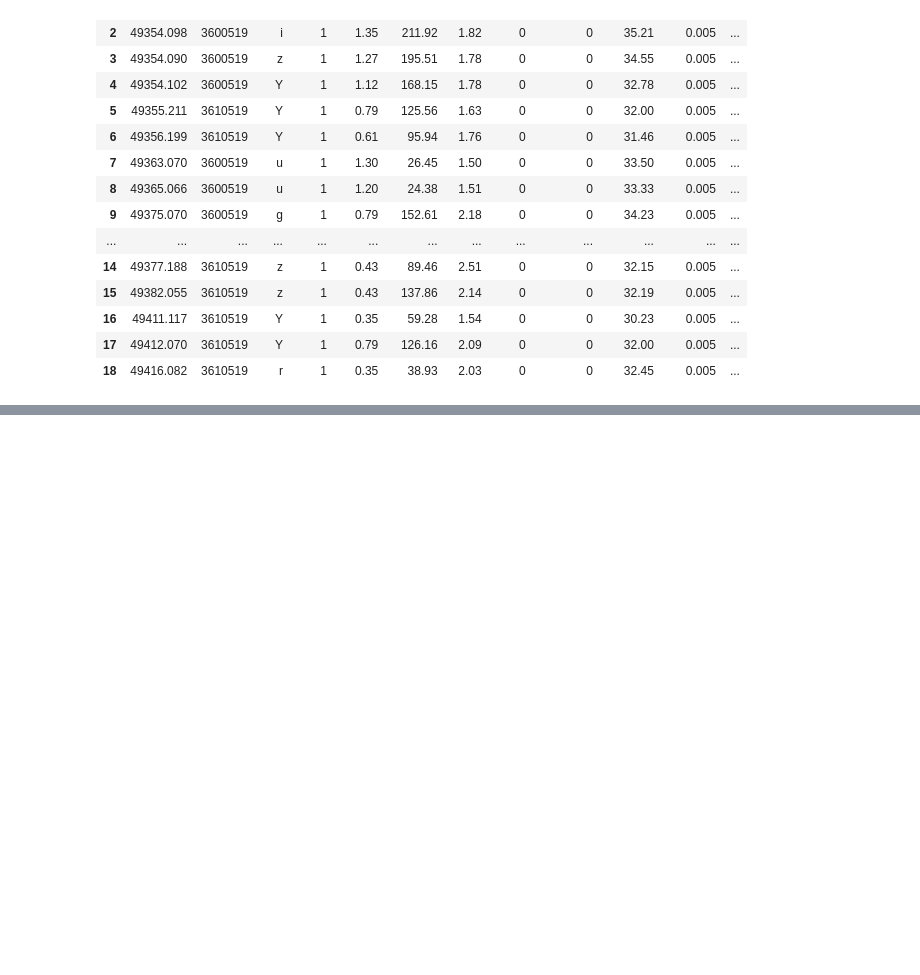
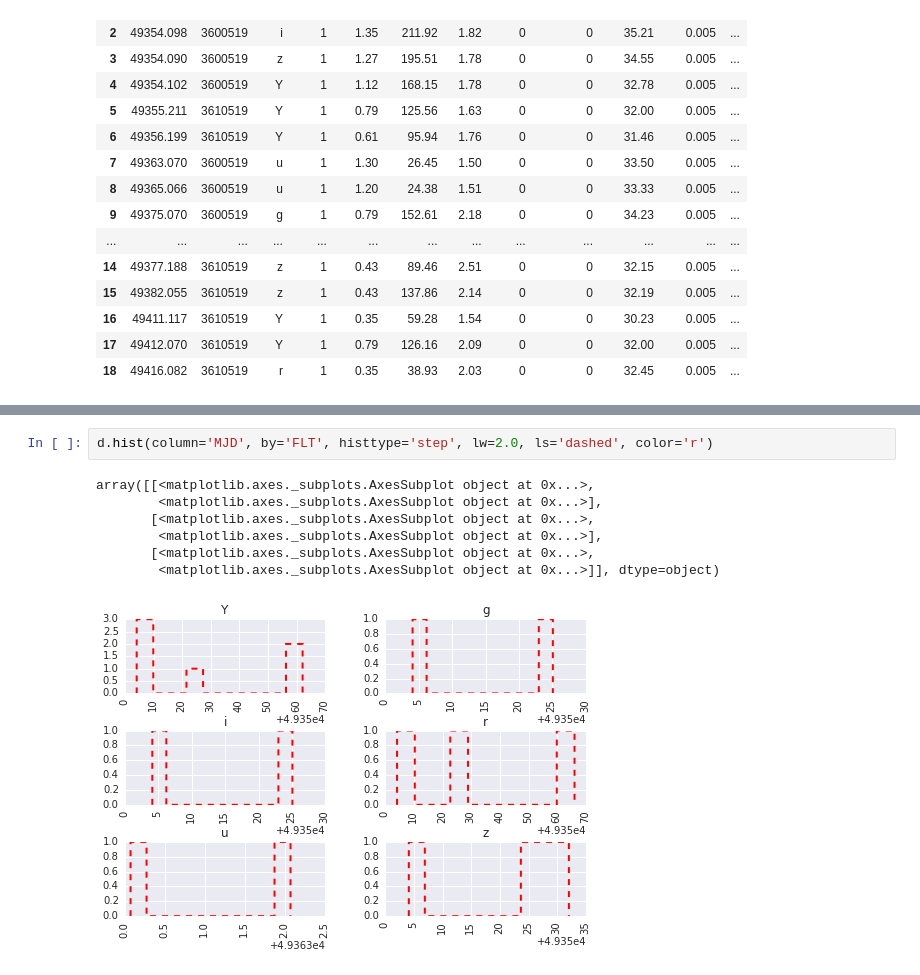
Before and after one commit to LSSTDESC/OpSimSummary, a Jupyter notebook: example/CompareOpsim2168Simlibs.ipynb, the cells around one changed output, grey strips where cells are left out. Cells and saved outputs as stored; diff of their text form; blank space fills up the shorter version.

```diff
--- a/example/CompareOpsim2168Simlibs.ipynb
+++ b/example/CompareOpsim2168Simlibs.ipynb
@@ -140,0 +156,10 @@ d
+# %%
+d.hist(column='MJD', by='FLT', histtype='step', lw=2.0, ls='dashed', color='r')
+# %% [output]
+array([[<matplotlib.axes._subplots.AxesSubplot object at 0x...>,
+        <matplotlib.axes._subplots.AxesSubplot object at 0x...>],
+       [<matplotlib.axes._subplots.AxesSubplot object at 0x...>,
+        <matplotlib.axes._subplots.AxesSubplot object at 0x...>],
+       [<matplotlib.axes._subplots.AxesSubplot object at 0x...>,
+        <matplotlib.axes._subplots.AxesSubplot object at 0x...>]], dtype=object)
+[figure, added]
```
Also changed, not shown: parts of 2 cells of this notebook.
